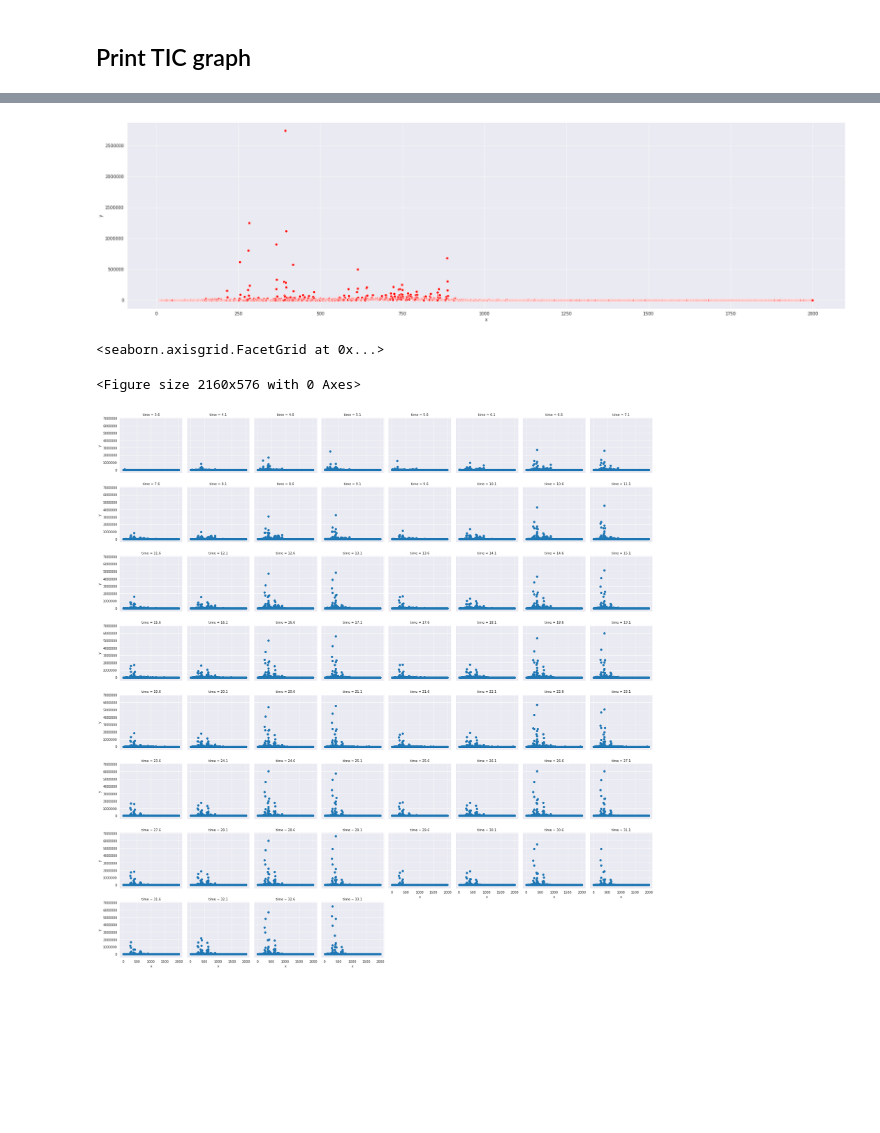
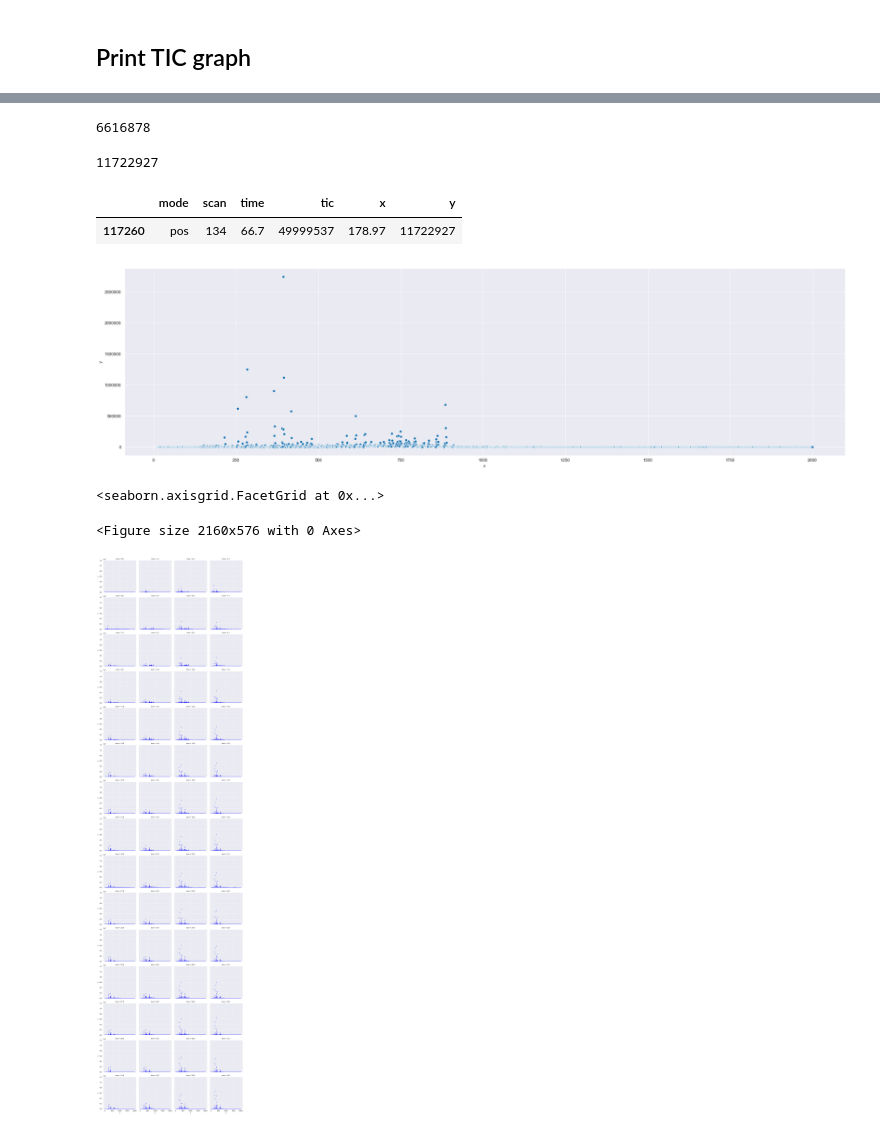
Before and after one commit to plopezgarcia/one-offs, a Jupyter notebook: jcamp-view/jcamp-view.ipynb, the cells around one changed output, grey strips where cells are left out. Cells and saved outputs as stored; diff of their text form; code cells hidden in the pictures; blank space fills up the shorter version.

Commit message:
separated both graphs git

```diff
--- a/jcamp-view/jcamp-view.ipynb
+++ b/jcamp-view/jcamp-view.ipynb
@@ -7,5 +7,6 @@ import pandas as pd
 sns.set_style('darkgrid')
 %matplotlib inline
 # %%
-DEMO_FILE = './data/035_PESI_nEpE_QC4_R2_Seg2Ev1.JDX'
+NEG_FILE = './data/035_PESI_nEpE_QC4_R2_Seg2Ev1.JDX'
+POS_FILE = './data/035_PESI_nEpE_QC4_R2_Seg4Ev1.JDX'
 # %%
@@ -67,0 +49,6 @@ dtype: object
+# %%
+neg = file2dataframe(NEG_FILE, 'neg')
+pos = file2dataframe(POS_FILE, 'pos')
+# %%
+measurements = neg.append(pos)
+measurements
@@ -76,14 +77,28 @@ plt.show()
+# %%
+neg.y.max()
+# %% [output]
+6616878
+# %%
+pos.y.max()
+# %% [output]
+11722927
+# %%
+pos[pos.y==11722927]
+# %% [output]
+|  | mode | scan | time | tic | x | y |
+| 117260 | pos | 134 | 66.7 | 49999537 | 178.97 | 11722927 |
 # %%
 plt.figure(figsize=(30, 8))
-sns.scatterplot(data=measurements[measurements.time == 6.6], x="x", y="y", color='Red')
+sns.scatterplot(data=measurements[measurements.time == 6.6], x="x", y="y")
+#plt.vlines(x=measurements.x, ymin=0, ymax=measurements.y, alpha=0.4)
 plt.show()
 # %% [output]
-[figure, old version]
+[figure, new version]
 # %%
 plt.figure(figsize=(30, 8))
-g = sns.FacetGrid(measurements, col = "time", col_wrap=8)
-g.map(plt.scatter, "x", "y")
+g = sns.FacetGrid(neg, col = 'time', col_wrap=4, ylim=(0,12000000))
+g.map(plt.scatter, 'x', 'y', s=3, color='blue')
 # %% [output]
 <seaborn.axisgrid.FacetGrid at 0x...>
 <Figure size 2160x576 with 0 Axes>
-[figure, old version]
+[figure, new version]
```
Also changed, not shown: parts of 6 cells of this notebook, 1 other file.
